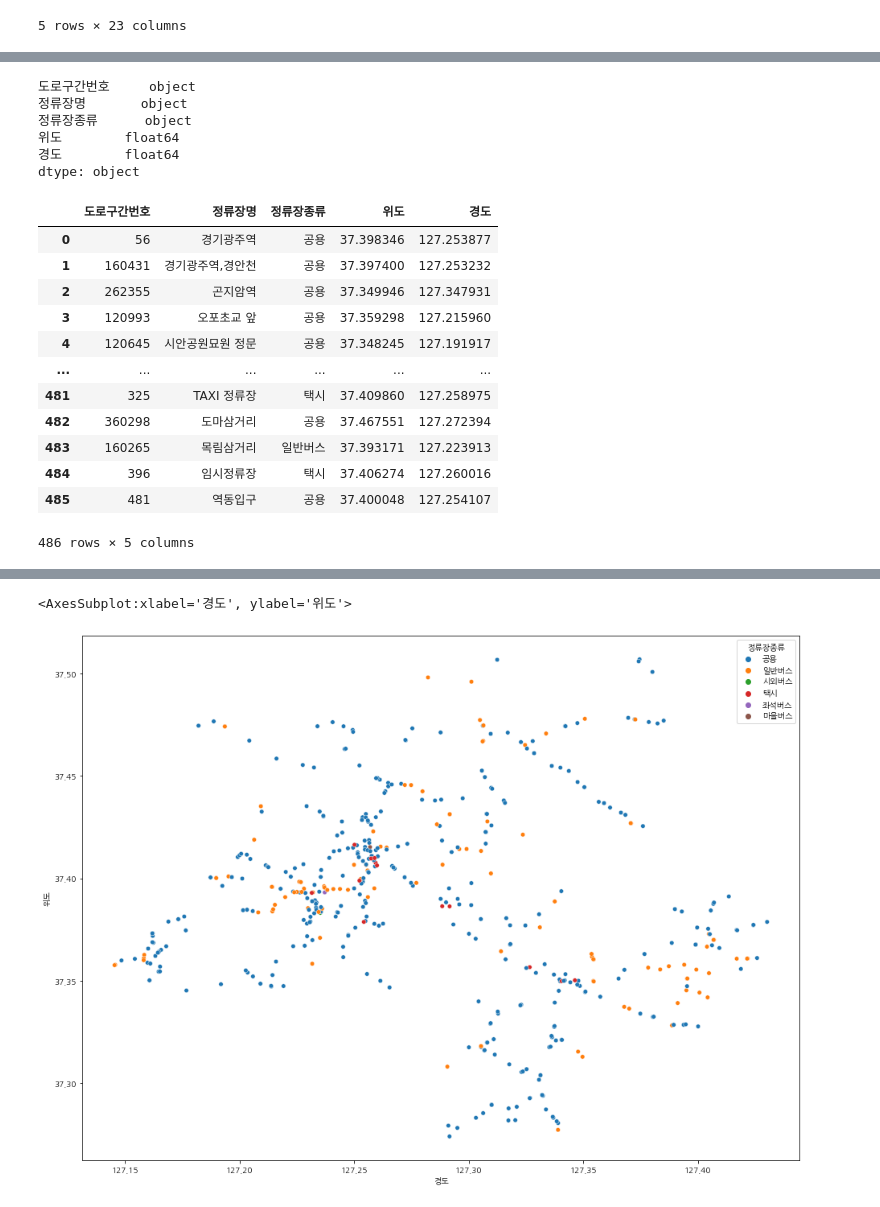
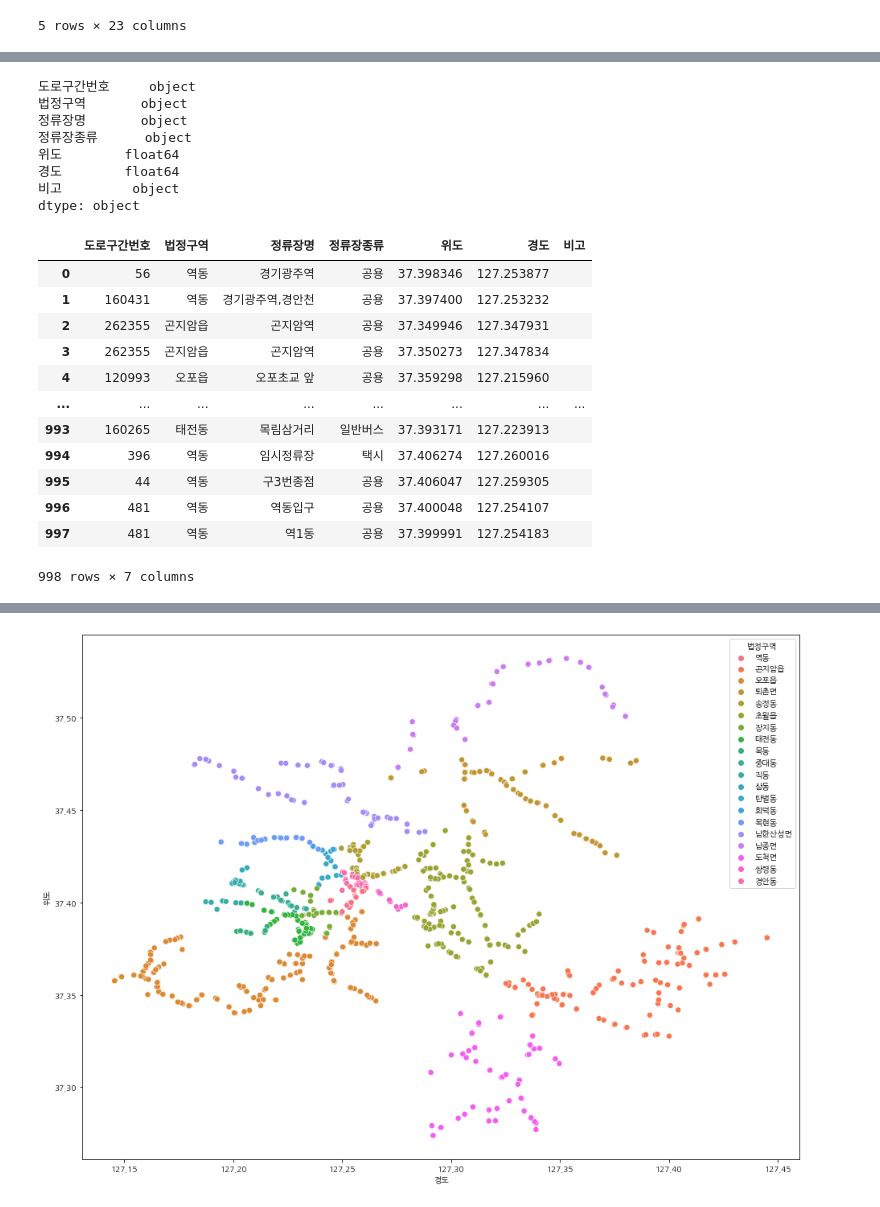
Before and after one commit to kjh9442/project_bigdata, a Jupyter notebook: project.ipynb, the cells around one changed output, grey strips where cells are left out. Saved outputs shown, nothing was run; the diff lists cells and outputs as text; code cells hidden in the pictures.

```diff
--- a/project.ipynb
+++ b/project.ipynb
@@ -44,3 +22,0 @@ bus.duplicated(['도로구간번호']).sum()
-# %%
-# 중복으로 들어가있는 버스정류장 제거
-bus = bus.drop_duplicates('도로구간번호')
@@ -65,0 +23,3 @@ df_bus
+# %%
+df_bus = bus[['도로구간번호', '법정구역', '정류장명', '정류장종류', '위도', '경도', '비고']]
+df_bus
@@ -79,28 +55,30 @@ df_bus['도로구간번호'] = df_bus['도로구간번호'].astype(str)
 df_bus.dtypes
 # %% [output]
 도로구간번호     object
+법정구역       object
 정류장명       object
 정류장종류      object
 위도        float64
 경도        float64
+비고         object
 dtype: object
 # %%
 # 불필요한 인덱스 제거
 df_bus.reset_index(drop=True)
 # %% [output]
-|  | 도로구간번호 | 정류장명 | 정류장종류 | 위도 | 경도 |
-| 0 | 56 | 경기광주역 | 공용 | 37.398346 | 127.253877 |
-| 1 | 160431 | 경기광주역,경안천 | 공용 | 37.397400 | 127.253232 |
-| 2 | 262355 | 곤지암역 | 공용 | 37.349946 | 127.347931 |
-| 3 | 120993 | 오포초교 앞 | 공용 | 37.359298 | 127.215960 |
-| 4 | 120645 | 시안공원묘원 정문 | 공용 | 37.348245 | 127.191917 |
-| ... | ... | ... | ... | ... | ... |
-| 481 | 325 | TAXI 정류장 | 택시 | 37.409860 | 127.258975 |
-| 482 | 360298 | 도마삼거리 | 공용 | 37.467551 | 127.272394 |
-| 483 | 160265 | 목림삼거리 | 일반버스 | 37.393171 | 127.223913 |
-| 484 | 396 | 임시정류장 | 택시 | 37.406274 | 127.260016 |
-| 485 | 481 | 역동입구 | 공용 | 37.400048 | 127.254107 |
+|  | 도로구간번호 | 법정구역 | 정류장명 | 정류장종류 | 위도 | 경도 | 비고 |
+| 0 | 56 | 역동 | 경기광주역 | 공용 | 37.398346 | 127.253877 |  |
+| 1 | 160431 | 역동 | 경기광주역,경안천 | 공용 | 37.397400 | 127.253232 |  |
+| 2 | 262355 | 곤지암읍 | 곤지암역 | 공용 | 37.349946 | 127.347931 |  |
+| 3 | 262355 | 곤지암읍 | 곤지암역 | 공용 | 37.350273 | 127.347834 |  |
+| 4 | 120993 | 오포읍 | 오포초교 앞 | 공용 | 37.359298 | 127.215960 |  |
+| ... | ... | ... | ... | ... | ... | ... | ... |
+| 993 | 160265 | 태전동 | 목림삼거리 | 일반버스 | 37.393171 | 127.223913 |  |
+| 994 | 396 | 역동 | 임시정류장 | 택시 | 37.406274 | 127.260016 |  |
+| 995 | 44 | 역동 | 구3번종점 | 공용 | 37.406047 | 127.259305 |  |
+| 996 | 481 | 역동 | 역동입구 | 공용 | 37.400048 | 127.254107 |  |
+| 997 | 481 | 역동 | 역1동 | 공용 | 37.399991 | 127.254183 |  |
-486 rows × 5 columns
+998 rows × 7 columns
 # %%
 # folium을 이용한 지도 시각화
 map_bus = folium.Map(location=[df_bus['위도'].mean(), df_bus['경도'].mean()], zoom_start=12)
@@ -114,8 +104,9 @@ map_bus
 [interactive output not drawn]
 # %%
 # seaborn을 이용한 시각화
+# 법정구역별로 정류장색을 나눴다
 plt.figure(figsize=[16, 12])
-sns.scatterplot(data=df_bus, x='경도', y='위도', hue='정류장종류', s=30)
+sns.scatterplot(data=df_bus, x='경도', y='위도', hue='법정구역', s=50)
+plt.savefig('./output/project.png')
 # %% [output]
-<AxesSubplot:xlabel='경도', ylabel='위도'>
-[figure, old version]
+[figure, new version]
```
Also changed, not shown: parts of 6 cells of this notebook, 3 other files.
